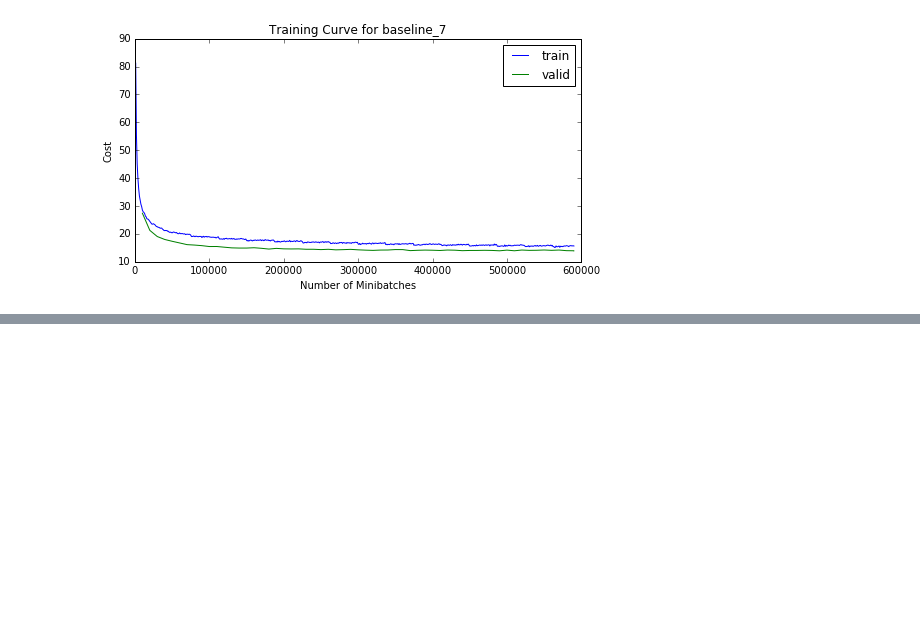
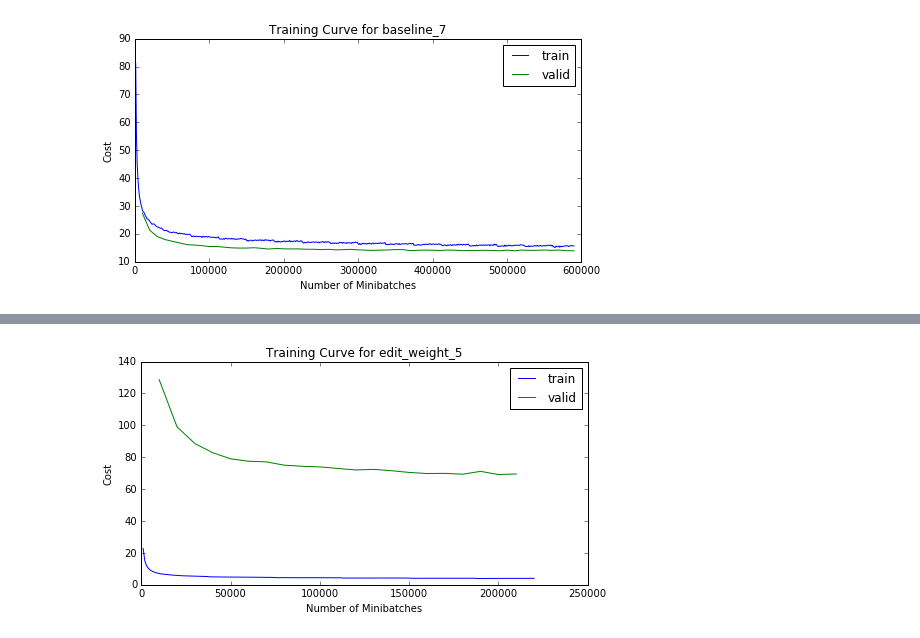
Before and after one commit to shubhaguha/MSc, a Jupyter notebook: training_progress/Plot training curves.ipynb, the cells around one changed output, grey strips where cells are left out. Saved outputs shown, nothing was run; the diff lists cells and outputs as text; code cells hidden in the pictures; blank space fills up the shorter version.

```diff
--- a/training_progress/Plot training curves.ipynb
+++ b/training_progress/Plot training curves.ipynb
@@ -62,0 +75,4 @@ plot_training_curve('baseline_7')
+# %%
+plot_training_curve('edit_weight_5')
+# %% [output]
+[figure, added]
```
Also changed, not shown: parts of 3 cells of this notebook, 16 other files.
